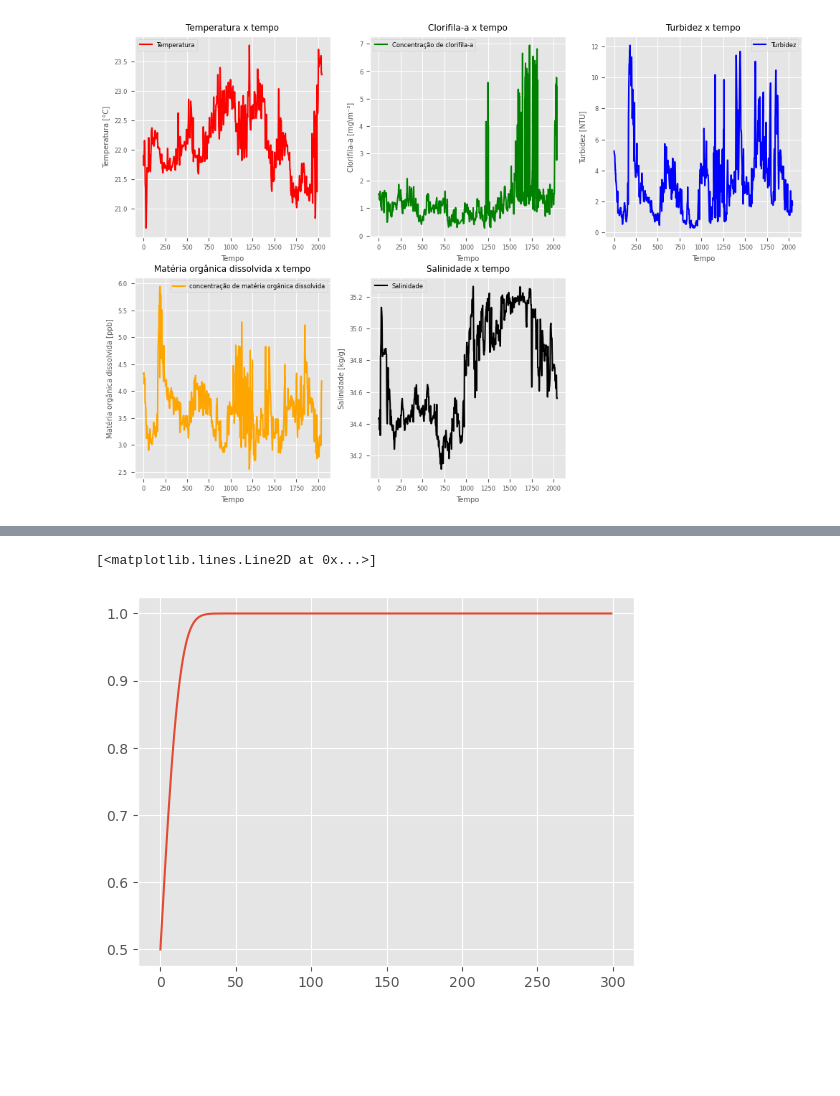
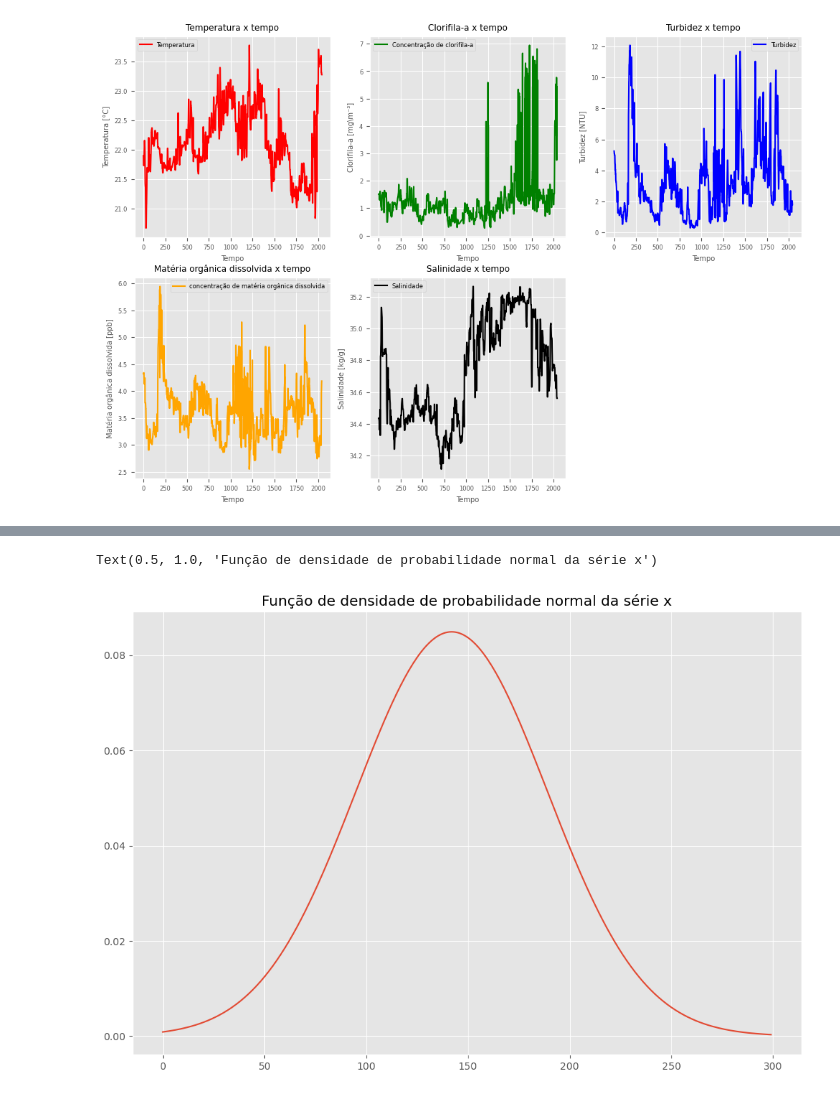
Before and after one commit to LSalimene/Analise-Series-temporais-em-oceano, a Jupyter notebook: lista1/lista1.ipynb, the cells around one changed output, grey strips where cells are left out. Drawn from its saved outputs; the diff is of its cells as text; code cells hidden in the pictures; blank space fills up the shorter version.

```diff
--- a/lista1/lista1.ipynb
+++ b/lista1/lista1.ipynb
@@ -298,7 +294,8 @@ probplot = stats.probplot(zscores, plot=plt)
-# %%
-a30cdf=stats.norm.cdf(a30)
-plt.plot(a30cdf)
-#plt.xlim(20,39)
-# %% [output]
-[<matplotlib.lines.Line2D at 0x...>]
-[figure, removed]
+# %%
+plt.figure(figsize=(12,8))
+plt.rcParams.update({'font.size': 10})
+plt.plot(a30pdf)
+plt.title('Função de densidade de probabilidade normal da série x')
+# %% [output]
+Text(0.5, 1.0, 'Função de densidade de probabilidade normal da série x')
+[figure, added]
```
Also changed, not shown: parts of 17 cells of this notebook, 10 other files.
